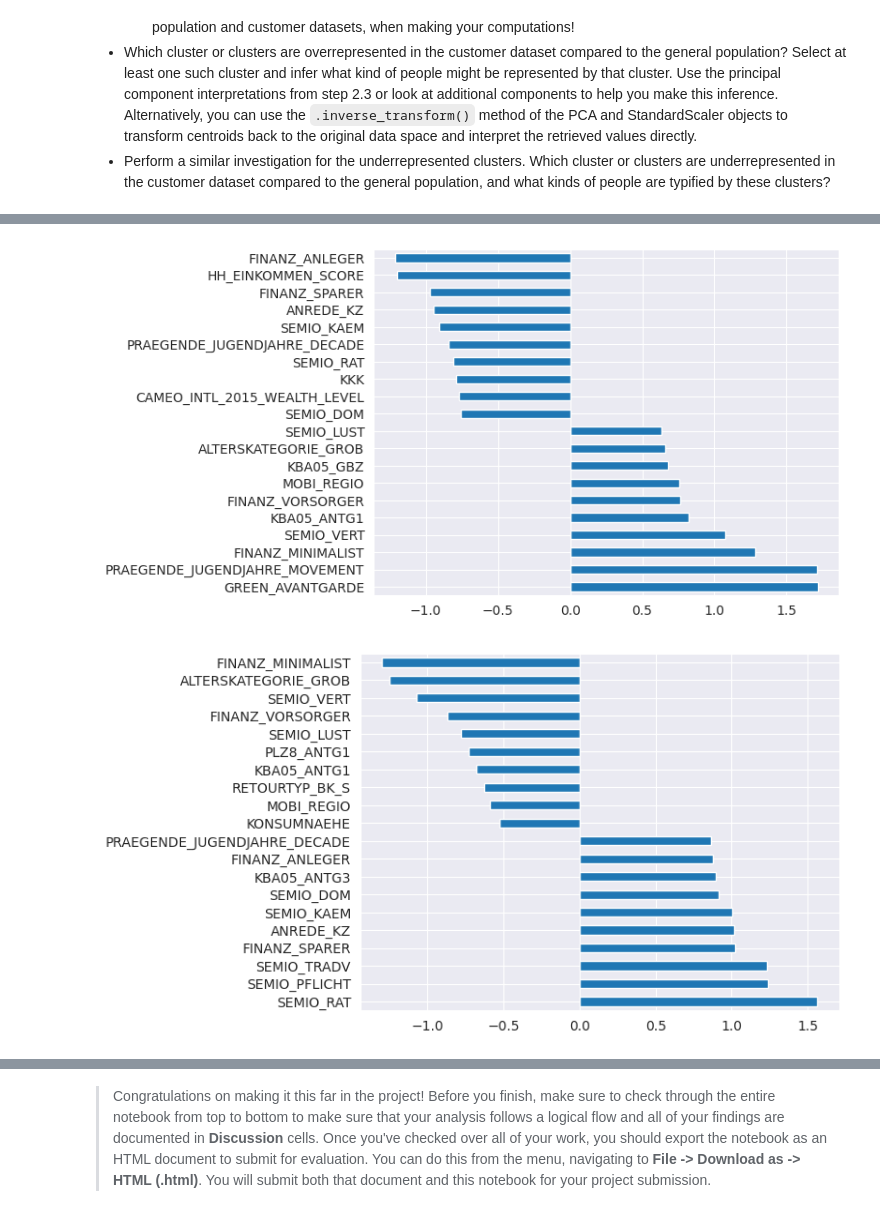
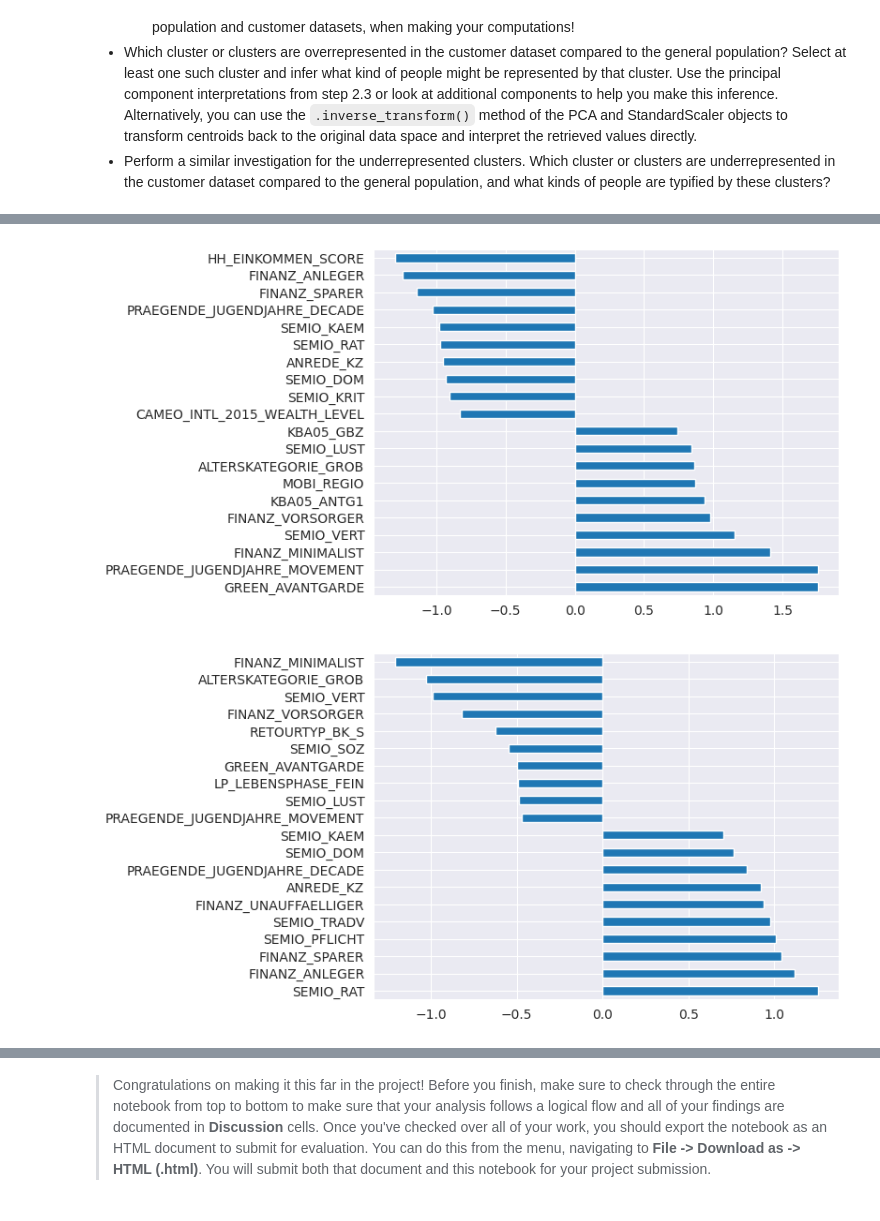
Before and after one commit to 6NiceRice9/Udacity_Identify_Customer_Segments, a Jupyter notebook: Identify_Customer_Segments.ipynb, the cells around one changed output, grey strips where cells are left out. Drawn from its saved outputs; the diff is of its cells as text; code cells hidden in the pictures.

Commit message:
revised version
- imputer has to be reused from training: SimpleImputer.transponse (new_data)
=> leads to new cluster and cluster discussion

```diff
--- a/Identify_Customer_Segments.ipynb
+++ b/Identify_Customer_Segments.ipynb
@@ -1080,16 +1080,12 @@ Before we apply dimensionality reduction techniques to the data, we need to perf
 # If you've not yet cleaned the dataset of all NaN values, then investigate and do that now.
 
 # Using sklearn's [SimpleImputer](https://scikit-learn.org/1.5/modules/generated/sklearn.impute.SimpleImputer.html) class to replace all missing values with the mean value of the column.
+# Replace all missing values with the mean value of the column
 imp_mean = SimpleImputer(missing_values=np.nan, strategy="mean")
-def impute_missing_values(df, imp_mean):
-    df_imputed = pd.DataFrame(imp_mean.fit_transform(df), columns=df.columns)
+df_imputed = pd.DataFrame(imp_mean.fit_transform(df), columns=df.columns)
 
-    # Confirm no missing values remain
-    assert df_imputed.isna().sum().sum() == 0, "There are still missing values after imputation."
-    return df_imputed
-
-# Replace all missing values with the mean value of the column
-df_imputed = impute_missing_values(df, imp_mean)
+# Confirm no missing values remain
+assert df_imputed.isna().sum().sum() == 0, "There are still missing values after imputation."
 # %%
 # Apply feature scaling to the general population demographics data.
 # IMPORTANT: After fitting the scaler on demographic data by using std_scaler.fit_transform()
@@ -1450,8 +1447,8 @@ kmeans_clustering_analysis(pca_general_population, max_k=30)
 [figure]
 # %%
 # Step 3: Re-fit the K-Means model with the selected number of clusters
-# After observing the plot, k=21 is the optimal number of clusters.
-optimal_k = 21
+# After observing the plot, k=22 is the optimal number of clusters.
+optimal_k = 22
 kmeans = KMeans(n_clusters=optimal_k, random_state=42)
 kmeans_model_population = kmeans.fit(pca_general_population)
 # Obtain cluster predictions
@@ -1921,12 +1918,12 @@ columns={0: 'feature_values'}).sort_values('feature_values', ascending=False)
 # Plot cluster 0
 plot_scaled_comparison(df_imputed, kmeans, 0)
 # %% [output]
-[figure, old version]
+[figure, new version]
 # %%
-# Plot Cluster 15
-plot_scaled_comparison(df_imputed, kmeans, 15)
+# Plot Cluster 11
+plot_scaled_comparison(df_imputed, kmeans, 11)
 # %% [output]
-[figure, old version]
+[figure, new version]
 # %% [markdown]
 ### Discussion 3.3: Compare Customer Data to Demographics Data
 
```
Also changed, not shown: parts of 13 cells of this notebook, 1 other file.
